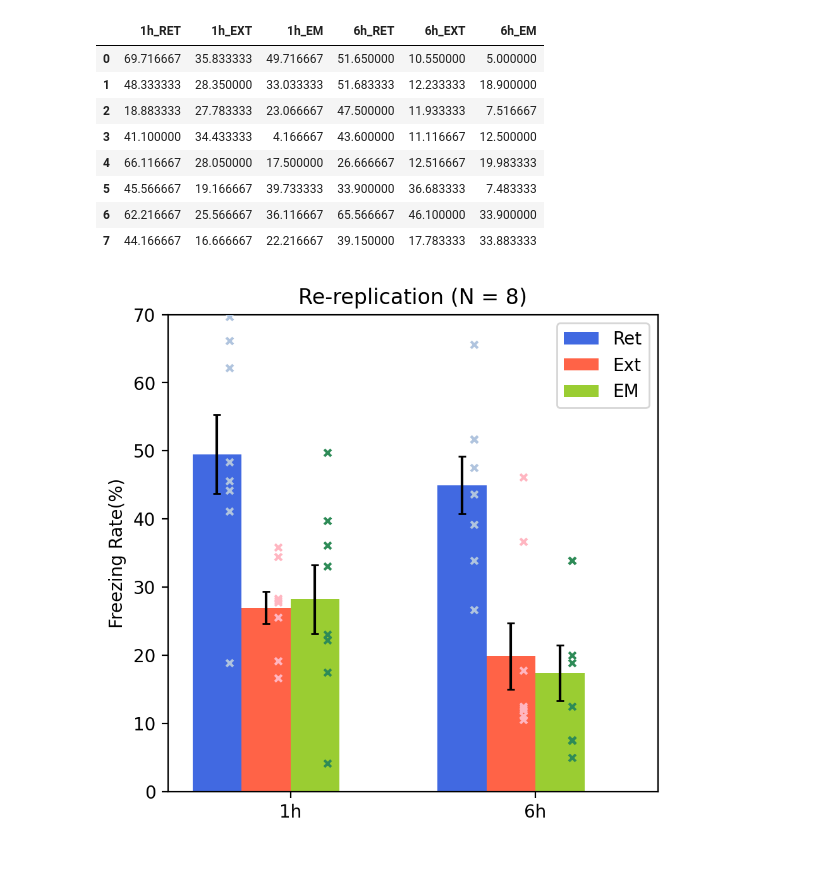
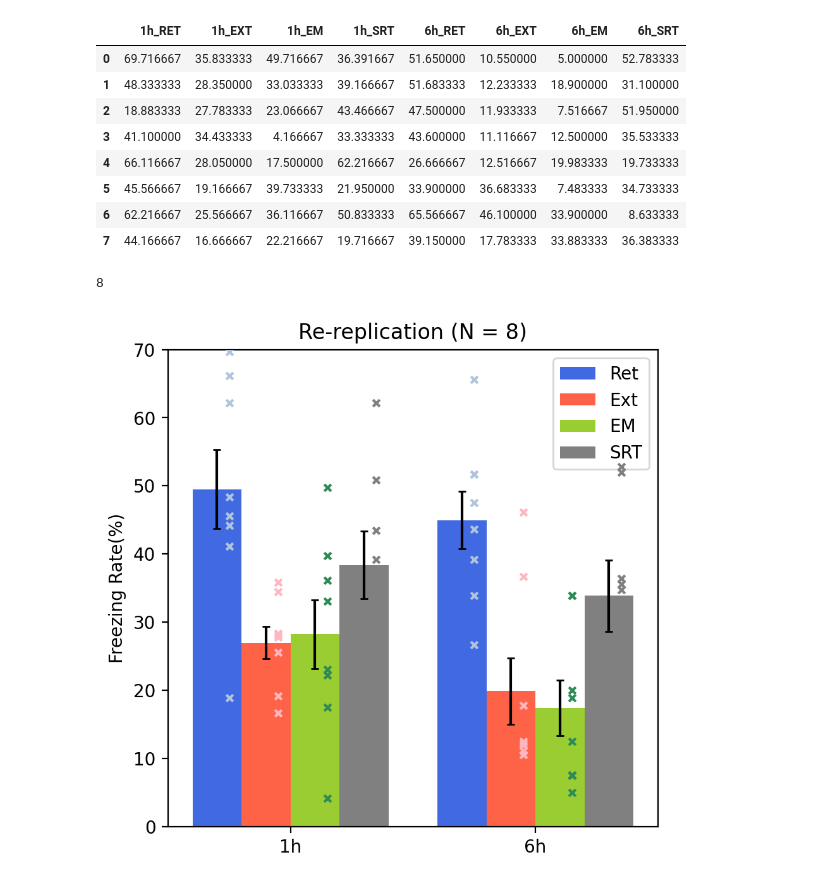
Before and after one commit to m11o/lablib-notebook, a Jupyter notebook: notebooks/fluorine/view_freezing_rate_graph.ipynb, the cells around one changed output. Cells and saved outputs as stored; diff of their text form; code cells hidden in the pictures.

Commit message:
add fluorine result

```diff
--- a/notebooks/fluorine/view_freezing_rate_graph.ipynb
+++ b/notebooks/fluorine/view_freezing_rate_graph.ipynb
@@ -152,54 +59,60 @@ fig.show()
 # %%
-df = pd.read_csv('./resources/re-replication_fluorine-1h-6h-RET-EXT-EM-n8.csv')
+df = pd.read_csv('./resources/re-replication_fluorine-1h-6h-RET-EXT-EM-SRT-n8.csv')
 df
 # %% [output]
-|  | 1h_RET | 1h_EXT | 1h_EM | 6h_RET | 6h_EXT | 6h_EM |
-| 0 | 69.716667 | 35.833333 | 49.716667 | 51.650000 | 10.550000 | 5.000000 |
-| 1 | 48.333333 | 28.350000 | 33.033333 | 51.683333 | 12.233333 | 18.900000 |
-| 2 | 18.883333 | 27.783333 | 23.066667 | 47.500000 | 11.933333 | 7.516667 |
-| 3 | 41.100000 | 34.433333 | 4.166667 | 43.600000 | 11.116667 | 12.500000 |
-| 4 | 66.116667 | 28.050000 | 17.500000 | 26.666667 | 12.516667 | 19.983333 |
-| 5 | 45.566667 | 19.166667 | 39.733333 | 33.900000 | 36.683333 | 7.483333 |
-| 6 | 62.216667 | 25.566667 | 36.116667 | 65.566667 | 46.100000 | 33.900000 |
-| 7 | 44.166667 | 16.666667 | 22.216667 | 39.150000 | 17.783333 | 33.883333 |
+|  | 1h_RET | 1h_EXT | 1h_EM | 1h_SRT | 6h_RET | 6h_EXT | 6h_EM | 6h_SRT |
+| 0 | 69.716667 | 35.833333 | 49.716667 | 36.391667 | 51.650000 | 10.550000 | 5.000000 | 52.783333 |
+| 1 | 48.333333 | 28.350000 | 33.033333 | 39.166667 | 51.683333 | 12.233333 | 18.900000 | 31.100000 |
+| 2 | 18.883333 | 27.783333 | 23.066667 | 43.466667 | 47.500000 | 11.933333 | 7.516667 | 51.950000 |
+| 3 | 41.100000 | 34.433333 | 4.166667 | 33.333333 | 43.600000 | 11.116667 | 12.500000 | 35.533333 |
+| 4 | 66.116667 | 28.050000 | 17.500000 | 62.216667 | 26.666667 | 12.516667 | 19.983333 | 19.733333 |
+| 5 | 45.566667 | 19.166667 | 39.733333 | 21.950000 | 33.900000 | 36.683333 | 7.483333 | 34.733333 |
+| 6 | 62.216667 | 25.566667 | 36.116667 | 50.833333 | 65.566667 | 46.100000 | 33.900000 | 8.633333 |
+| 7 | 44.166667 | 16.666667 | 22.216667 | 19.716667 | 39.150000 | 17.783333 | 33.883333 | 36.383333 |
 # %%
 labels = np.array(['1h', '6h'])
 
 ret = df.loc[:, ['1h_RET', '6h_RET']]
 ext = df.loc[:, ['1h_EXT', '6h_EXT']]
 em  = df.loc[:, ['1h_EM', '6h_EM']]
+srt = df.loc[:, ['1h_SRT', '6h_SRT']]
 
 ret_mean, ret_sem = ret.mean(), ret.sem()
 ext_mean, ext_sem = ext.mean(), ext.sem()
 em_mean, em_sem   = em.mean(), em.sem()
+srt_mean, srt_sem = srt.mean(), srt.sem()
 
 left = np.arange(-0.1, 1.1, 1.0)
 width = 0.20
 
 fig, ax = plt.subplots(figsize=(5, 5), dpi=200)
 
 ax.bar(x=left - width, height=ret_mean, yerr=ret_sem, capsize=2, width=width, label='Ret', align='center', color='royalblue')
 ax.bar(x=left, height=ext_mean, yerr=ext_sem, capsize=2, width=width, label='Ext', align='center', color='tomato')
 ax.bar(x=left + width, height=em_mean, yerr=em_sem, capsize=2, width=width, label='EM', align='center', color='yellowgreen')
+ax.bar(x=left + (2 * width), height=srt_mean, yerr=srt_sem, capsize=2, width=width, label='SRT', align='center', color='gray')
 ax.set_xticks([0.0, 1.0])
 ax.set_xticklabels(labels=labels)
 
 plt.scatter([-0.25] * len(ret), ret.loc[:, '1h_RET'], c='lightsteelblue', zorder=12, s=15, marker='x')
 plt.scatter([-0.05] * len(ext), ext.loc[:, '1h_EXT'], c='lightpink', zorder=12, s=15, marker='x')
 plt.scatter([0.15] * len(em), em.loc[:, '1h_EM'], c='seagreen', zorder=12, s=15, marker='x')
+plt.scatter([0.35] * len(srt), srt.loc[:, '1h_SRT'], c='grey', zorder=12, s=15, marker='x')
 
 plt.scatter([0.75] * len(ret), ret.loc[:, '6h_RET'], c='lightsteelblue', zorder=12, s=15, marker='x')
 plt.scatter([0.95] * len(ext), ext.loc[:, '6h_EXT'], c='lightpink', zorder=12, s=15, marker='x')
 plt.scatter([1.15] * len(em), em.loc[:, '6h_EM'], c='seagreen', zorder=12, s=15, marker='x')
+plt.scatter([1.35] * len(srt), srt.loc[:, '6h_SRT'], c='grey', zorder=12, s=15, marker='x')
 
 ax.set_ylim(0, 70)
 ax.set_xlim(-0.5, 1.5)
 ax.set_ylabel('Freezing Rate(%)')
 ax.set_title('Re-replication (N = 8)')
 ax.legend()
 fig.show()
 # %% [output]
+8
-[figure, old version]
+[figure, new version]
 # %%
 fig, axes = plt.subplots(2, figsize=(8, 8), dpi=200, sharex=True)
 iteritems = ['1h', '6h']
```
Also changed, not shown: parts of 6 cells of this notebook.
